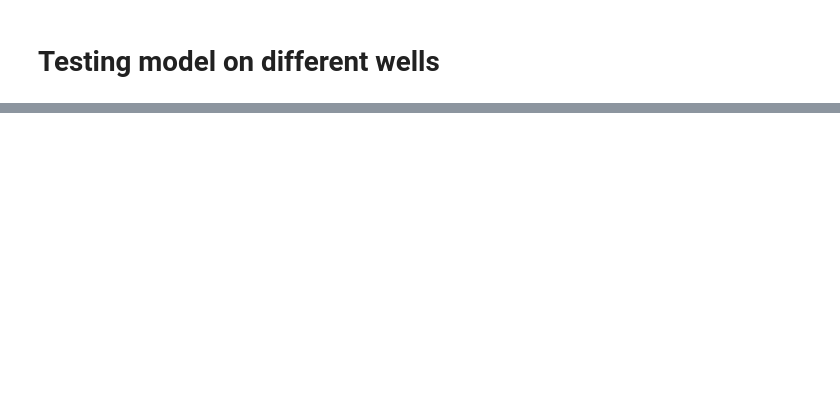
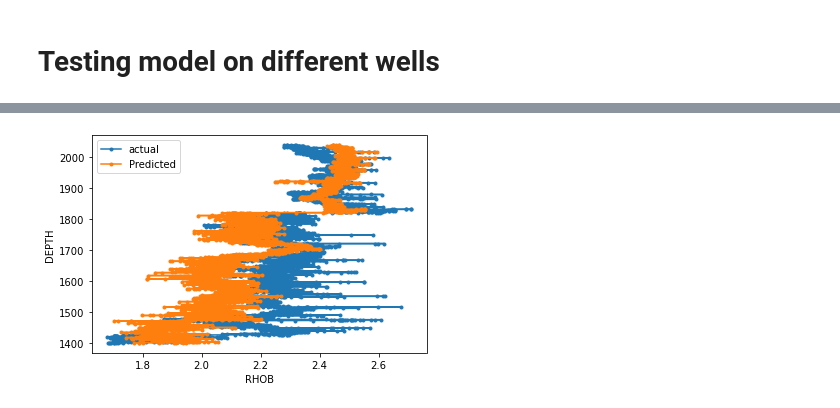
Before and after one commit to dernestbank/Lithology-Log-prediction-, a Jupyter notebook: ANN Comparing models.ipynb, the cells around one changed output, grey strips where cells are left out. Cells and saved outputs as stored; diff of their text form; code cells hidden in the pictures; blank space fills up the shorter version.

```diff
--- a/ANN Comparing models.ipynb
+++ b/ANN Comparing models.ipynb
@@ -415,21 +490,23 @@ myFFBP.evaluate(trial4s_input,trial4s_target, verbose=0)
 # %%
 # A function to plot scatter
 #where i try to compare the predicted and the actual target against the DEPTH
 
 x=trial4s_target
 prediction4s = myFFBP.predict(trial4s_input)
 
 def plot_Scatter4s(target4s, predict4s):
 
-    plt.scatter(target4s, trial4s_input['DEPTH'],  label='actual')
-    plt.scatter( predict4s, trial4s_input['DEPTH'], label='Predicted')
+    plt.plot(target4s, trial4s_input['DEPTH'],'.-',  label='actual')
+    plt.plot( predict4s, trial4s_input['DEPTH'],'.-', label='Predicted')
     plt.xlabel('RHOB')
     plt.ylabel('DEPTH')
     plt.legend()
 
 
 
 plot_Scatter4s(trial4s_target,prediction4s)
+# %% [output]
+[figure, added]
 # %%
 def plot_Regression4s(target4s, predict4s):
 
```
Also changed, not shown: parts of 28 cells of this notebook, 2 other files.
